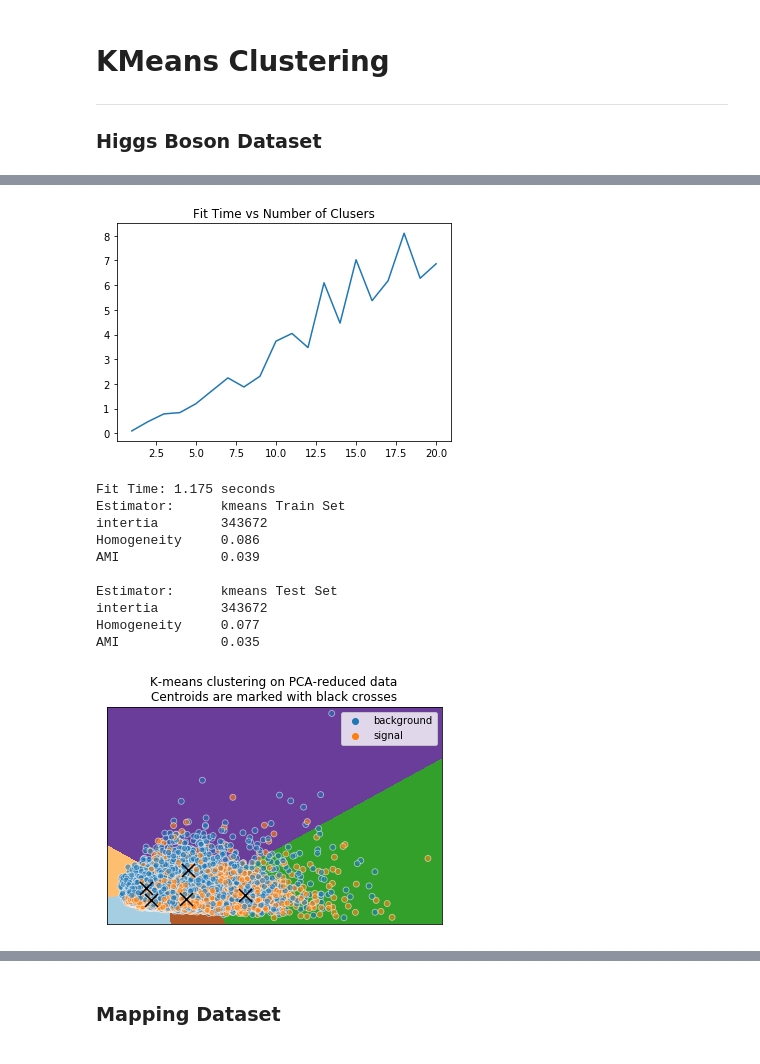
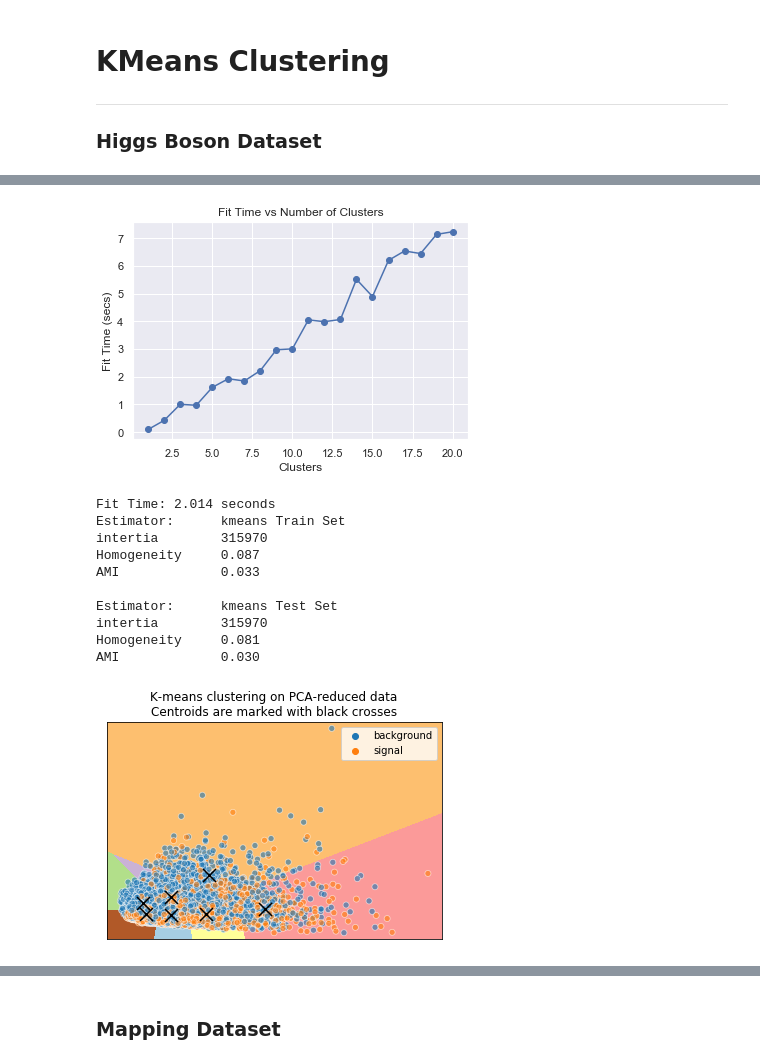
Before and after one commit to albutko/ml_assignment3, a Jupyter notebook: code/Clustering.ipynb, the cells around one changed output, grey strips where cells are left out. Saved outputs shown, nothing was run; the diff lists cells and outputs as text; code cells hidden in the pictures.

```diff
--- a/code/Clustering.ipynb
+++ b/code/Clustering.ipynb
@@ -37,11 +38,14 @@ ks, fit_times = plot_kmeans_elbow_curve_train_test(X_train, X_test, y_train, y_t
 # %%
-plt.plot(ks, fit_times)
-plt.title('Fit Time vs Number of Clusers')
+plt.plot(ks, fit_times,'-o')
+plt.title('Fit Time vs Number of Clusters')
+plt.xlabel('Clusters')
+plt.ylabel('Fit Time (secs)')
+plt.savefig('../images/higgs_kmeans_fitbyclust.png')
 plt.show()
 # %% [output]
-[figure, old version]
+[figure, new version]
 # %%
-kmeans = KMeans(n_clusters=5)
+kmeans = KMeans(n_clusters=7)
 
 t0 = timer()
 kmeans.fit(X_train)
@@ -52,20 +56,20 @@ bench_kmeans(kmeans, '\tkmeans Train Set',X_train, y_train)
 print()
 bench_kmeans(kmeans, '\tkmeans Test Set',X_test, y_test)
 # %% [output]
-Fit Time: 1.175 seconds
+Fit Time: 2.014 seconds
 Estimator:      kmeans Train Set
-intertia        343672
-Homogeneity     0.086
-AMI             0.039
+intertia        315970
+Homogeneity     0.087
+AMI             0.033
 
 Estimator:      kmeans Test Set
-intertia        343672
-Homogeneity     0.077
-AMI             0.035
+intertia        315970
+Homogeneity     0.081
+AMI             0.030
 # %%
-plot_pca_reduced_data(X_train, kmeans, true_labels = y_train, label_dict = higgs.get_class_dict())
+plot_pca_reduced_data_kmeans(X_train, kmeans, true_labels = y_train, label_dict = higgs.get_class_dict())
 # %% [output]
-[figure, old version]
+[figure, new version]
 # %%
 plot_fit_time_train_size(X_train, kmeans)
 # %% [output]
```
Also changed, not shown: parts of 8 cells of this notebook, 4 other files.
